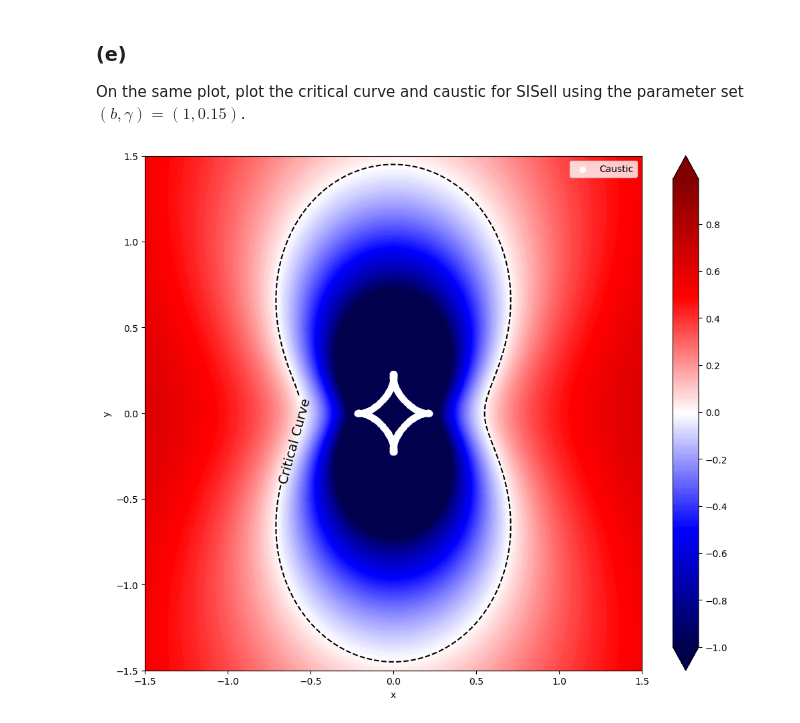
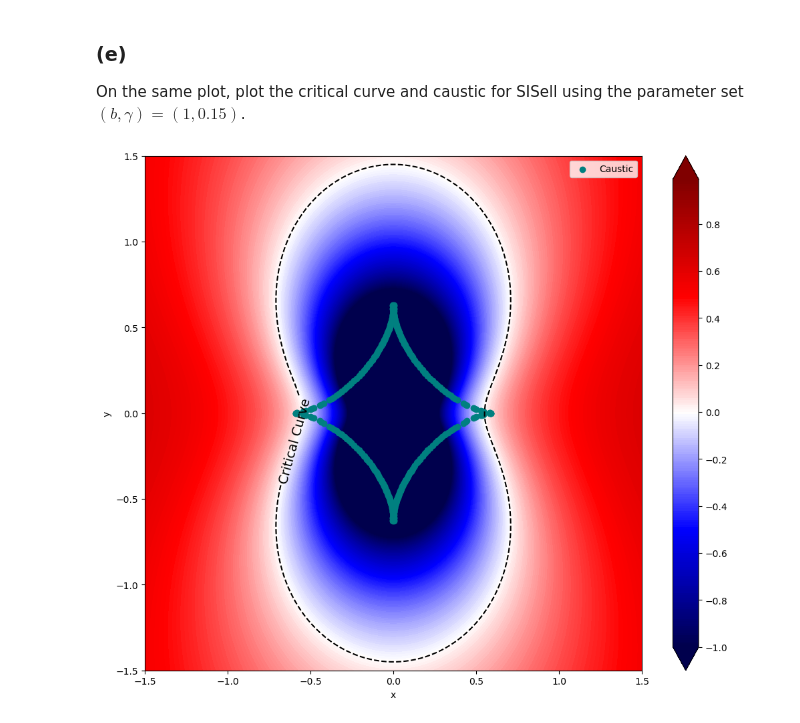
Before and after one commit to tylerbarna/AST8110, a Jupyter notebook: pset04/pset04.ipynb, the cells around one changed output. Drawn from its saved outputs; the diff is of its cells as text; code cells hidden in the pictures.

```diff
--- a/pset04/pset04.ipynb
+++ b/pset04/pset04.ipynb
@@ -143,6 +143,8 @@ for i in x:
         det_vals_2.append(det(i, j, 1, 0.15))
         dag1_x.append(deflection(i, j, 1, 0.05)[0])
         dag1_y.append(deflection(i, j, 1, 0.05)[1])
+        dag2_x.append(deflection(i, j, 1, 0.15)[0])
+        dag2_y.append(deflection(i, j, 1, 0.15)[1])
         x_vals.append(i)
         y_vals.append(j)
 
@@ -156,7 +158,7 @@ dgl_x_1 = rslt_1['dag_x']
 dgl_y_1 = rslt_1['dag_y']
 x_caustic_1 = x_crit_1 - dgl_x_1
 y_caustic_1 = y_crit_1 - dgl_y_1
-plt.scatter(x_caustic_1, y_caustic_1, color='white', label='Caustic')
+plt.scatter(x_caustic_1, y_caustic_1, color='teal', label='Caustic')
 ax.legend()
 
 plt.show()
@@ -198,35 +200,35 @@ ax.set_xlabel('x',fontsize=10)
 ax.set_ylabel('y',fontsize=10)
 
 det_vals_1 = []
 det_vals_2 = []
 x_vals = []
 y_vals = []
 dag1_x = []
 dag1_y = []
 dag2_x = []
 dag2_y = []
 for i in x:
     for j in y:
-        det_vals_1.append(det(i, j, 1, 0.05))
+        det_vals_1.append(det(i, j, 1, 0.15))
         det_vals_2.append(det(i, j, 1, 0.15))
-        dag1_x.append(deflection(i, j, 1, 0.05)[0])
-        dag1_y.append(deflection(i, j, 1, 0.05)[1])
+        dag1_x.append(deflection(i, j, 1, 0.15)[0])
+        dag1_y.append(deflection(i, j, 1, 0.15)[1])
         x_vals.append(i)
         y_vals.append(j)
 
 abs_val_1 = [abs(ele) for ele in det_vals_1]
 df = pd.DataFrame(list(zip(x_vals, y_vals, det_vals_1, abs_val_1,dag1_x, dag1_y)),
                   columns =['x', 'y', 'det', 'abs_det','dag_x','dag_y'])
 rslt_1 = df[df['abs_det'] < 0.03]
 x_crit_1 = rslt_1['x']
 y_crit_1 = rslt_1['y']
 dgl_x_1 = rslt_1['dag_x']
 dgl_y_1 = rslt_1['dag_y']
 x_caustic_1 = x_crit_1 - dgl_x_1
 y_caustic_1 = y_crit_1 - dgl_y_1
-plt.scatter(x_caustic_1, y_caustic_1, color='white', label='Caustic')
+plt.scatter(x_caustic_1, y_caustic_1, color='teal', label='Caustic')
 ax.legend()
 
 plt.show()
 # %% [output]
-[figure, old version]
+[figure, new version]
```
Also changed, not shown: parts of 1 cell of this notebook.
